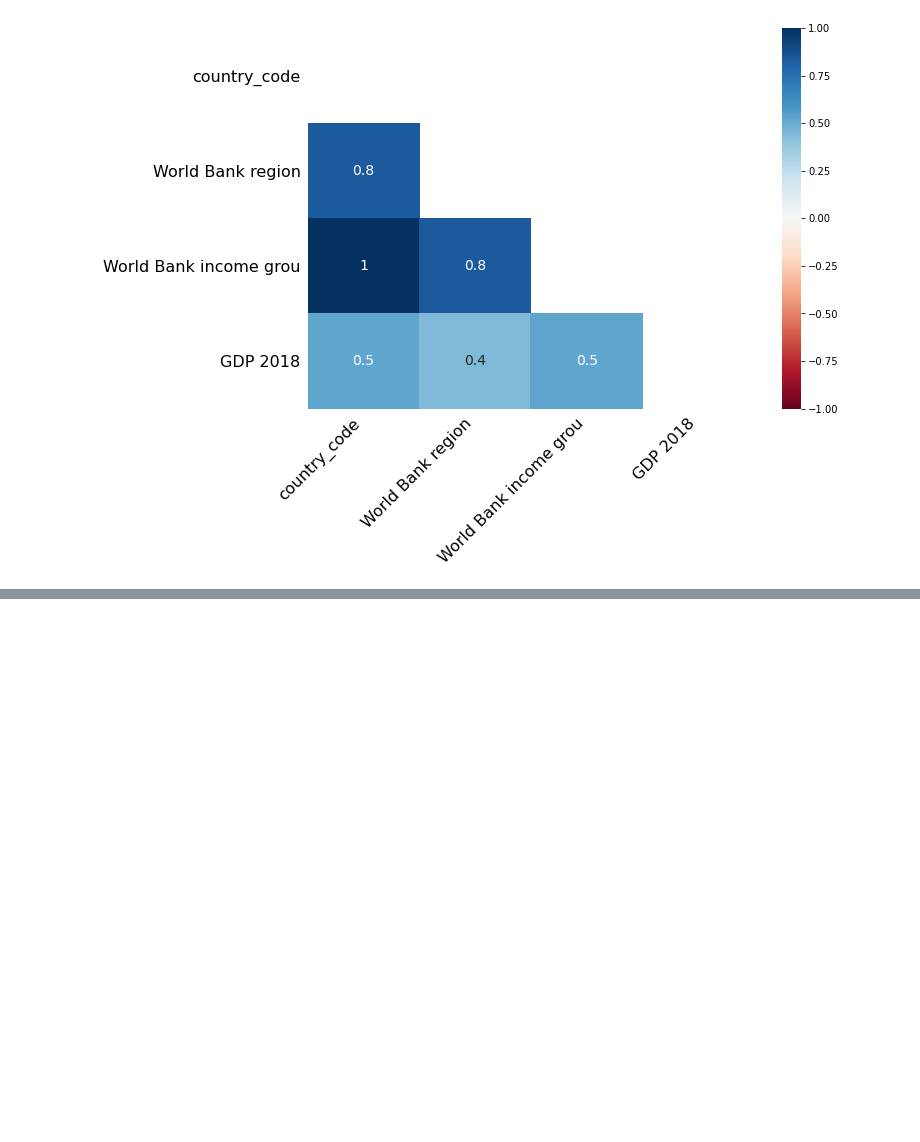
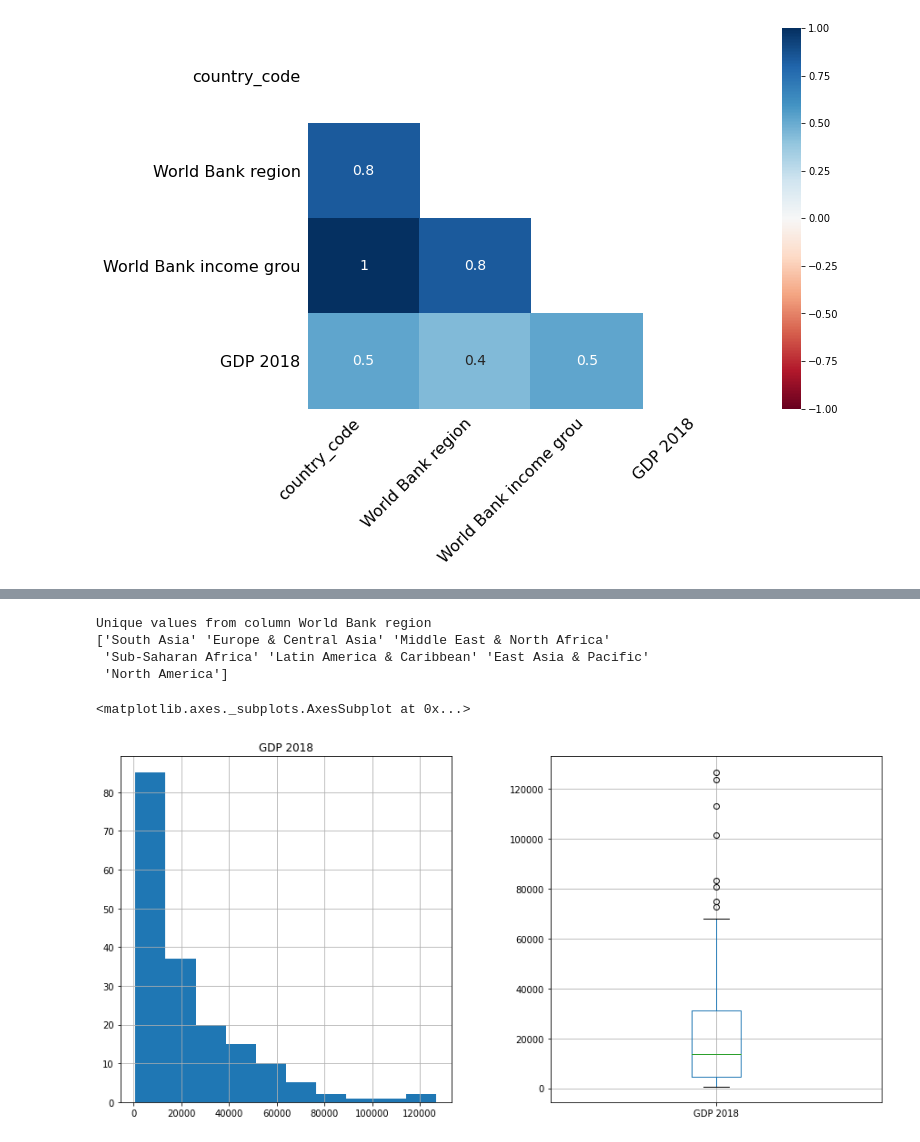
Before and after one commit to gabrielmsdiniz/covid19, a Jupyter notebook: index.ipynb, the cells around one changed output, grey strips where cells are left out. Saved outputs shown, nothing was run; the diff lists cells and outputs as text; code cells hidden in the pictures; blank space fills up the shorter version.

```diff
--- a/index.ipynb
+++ b/index.ipynb
@@ -45,0 +63,15 @@ msno.heatmap(countries_df, figsize=figsize)
+# %%
+print(f"Unique values from column {countries_df.columns[2]}")
+print(countries_df[countries_df.columns[2]].unique())
+# %% [output]
+Unique values from column World Bank region
+['South Asia' 'Europe & Central Asia' 'Middle East & North Africa'
+ 'Sub-Saharan Africa' 'Latin America & Caribbean' 'East Asia & Pacific'
+ 'North America']
+# %%
+_, ax = plt.subplots(ncols=2, figsize=(15, 7))
+countries_df.hist(column='GDP 2018', grid=True, ax=ax[0])
+countries_df.boxplot(column='GDP 2018', ax=ax[1])
+# %% [output]
+<matplotlib.axes._subplots.AxesSubplot at 0x...>
+[figure, added]
```
Also changed, not shown: parts of 23 cells of this notebook.
